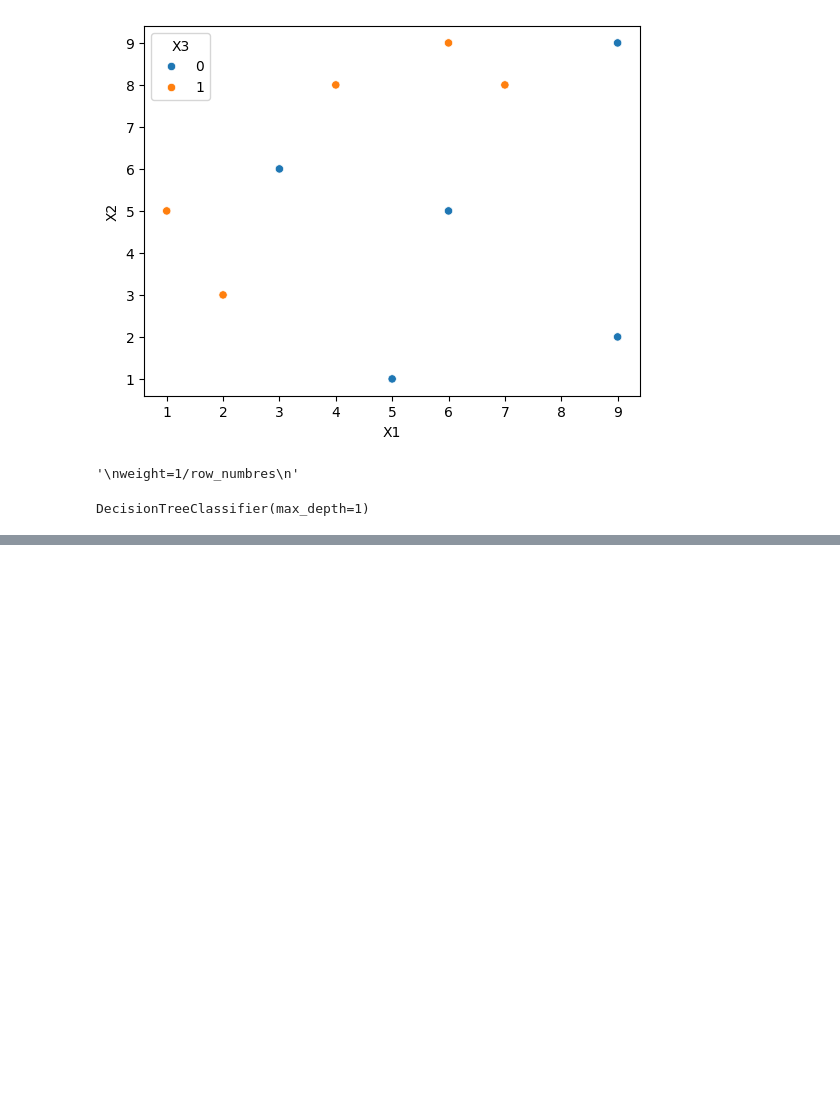
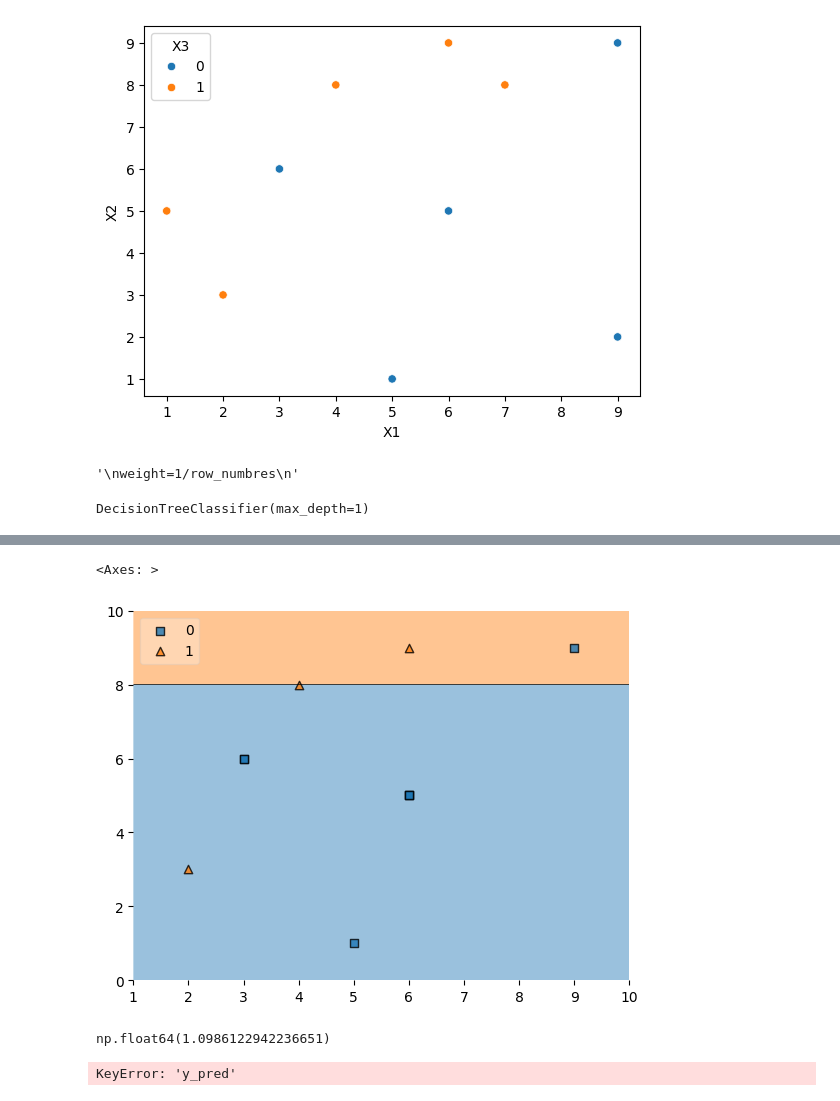
Before and after one commit to khanalasmit/machinelearning, a Jupyter notebook: 46-Ada_Boost/code_from_scratch.ipynb, the cells around one changed output, grey strips where cells are left out. Saved outputs shown, nothing was run; the diff lists cells and outputs as text; code cells hidden in the pictures; blank space fills up the shorter version.

Commit message:
some errors

```diff
--- a/46-Ada_Boost/code_from_scratch.ipynb
+++ b/46-Ada_Boost/code_from_scratch.ipynb
@@ -114,0 +214,5 @@ df
+# %%
+plot_decision_regions(X,y,clf=dt2,legend=2)#plotting decision tree for the decision tree boundaries
+# %% [output]
+<Axes: >
+[figure, added]
@@ -114,0 +221,8 @@ df
+# %%
+alpha2
+# %% [output]
+np.float64(1.0986122942236651)
+# %%
+second_df['updated_weight']=second_df.apply(update_row_weights,axis=1)
+# %% [output]
+KeyError: 'y_pred'
```
Also changed, not shown: parts of 24 cells of this notebook.
